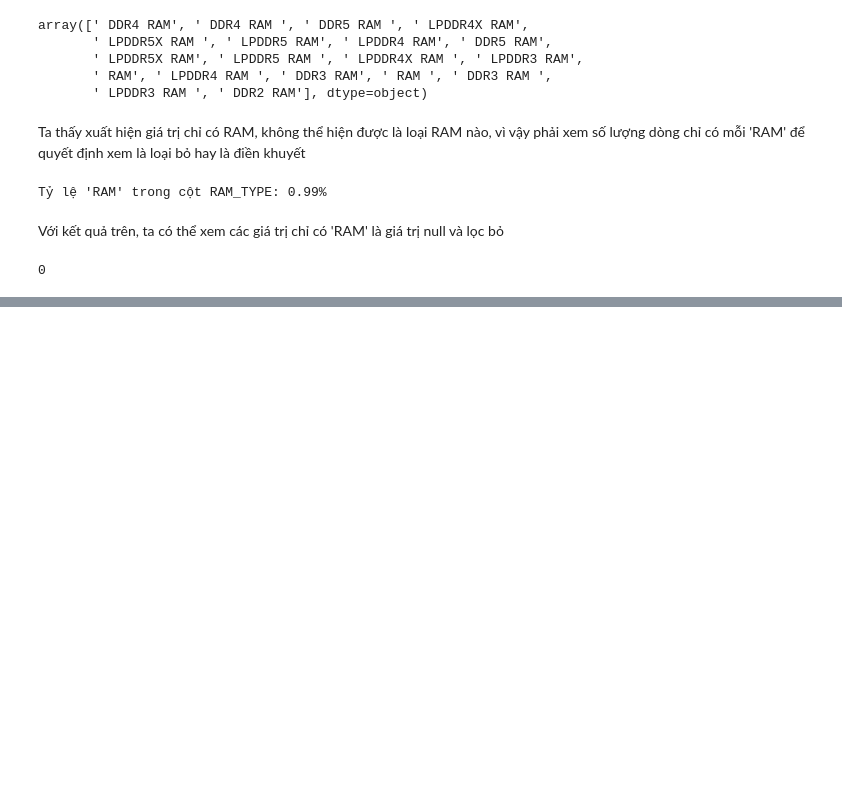
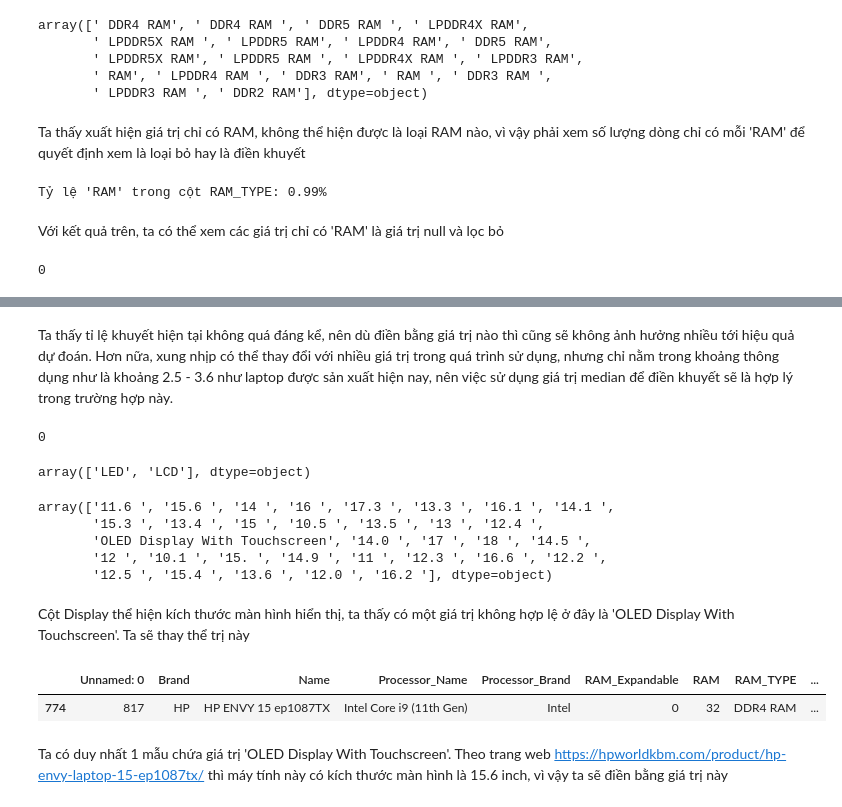
Before and after one commit to NguyenNgocThanhSang/laptop-prices-analysis, a Jupyter notebook: Sources/Overview_Preprocessing.ipynb, the cells around one changed output, grey strips where cells are left out. Cells and saved outputs as stored; diff of their text form; code cells hidden in the pictures; blank space fills up the shorter version.

```diff
--- a/Sources/Overview_Preprocessing.ipynb
+++ b/Sources/Overview_Preprocessing.ipynb
@@ -557,0 +559,7 @@ Name: Ghz, Length: 3916, dtype: object
+# %%
+# loại bỏ đi chuỗi 'Ghz Processor'
+df['Ghz'] = df['Ghz'].str.replace('Ghz Processor', '', regex=False).str.strip()
+
+# Chuyển kiểu dữ liệu thành int
+df['Ghz'] = df['Ghz'].astype(float)
+df.dtypes
@@ -557,0 +601,3 @@ Name: Ghz, Length: 3916, dtype: object
+# %%
+# chuyển giá trị 0 thành nan
+df['Ghz'] = df['Ghz'].replace(0.0, np.nan)
@@ -557,0 +621,33 @@ Name: Ghz, Length: 3916, dtype: object
+# %% [markdown]
+Ta thấy tỉ lệ khuyết hiện tại không quá đáng kể, nên dù điền bằng giá trị nào thì cũng sẽ không ảnh hưởng nhiều tới hiệu quả dự đoán. Hơn nữa, xung nhịp có thể thay đổi với nhiều giá trị trong quá trình sử dụng, nhưng chỉ nằm trong khoảng thông dụng như là khoảng 2.5 - 3.6 như laptop được sản xuất hiện nay, nên việc sử dụng giá trị median để điền khuyết sẽ là hợp lý trong trường hợp này.
+# %%
+# điền khuyết bằng median của Ghz
+df['Ghz'] = df['Ghz'].fillna(df['Ghz'].median())
+
+# Kiểm tra giá trị khuyết còn lại của Ghz
+print(df['Ghz'].isnull().sum())  # Output: 0
+# %% [output]
+0
+# %%
+# Xem giá trị của cột Display_type
+df['Display_type'].unique()
+# %% [output]
+array(['LED', 'LCD'], dtype=object)
+# %%
+# Xem giá trị của cột Display
+df['Display'].unique()
+# %% [output]
+array(['11.6 ', '15.6 ', '14 ', '16 ', '17.3 ', '13.3 ', '16.1 ', '14.1 ',
+       '15.3 ', '13.4 ', '15 ', '10.5 ', '13.5 ', '13 ', '12.4 ',
+       'OLED Display With Touchscreen', '14.0 ', '17 ', '18 ', '14.5 ',
+       '12 ', '10.1 ', '15. ', '14.9 ', '11 ', '12.3 ', '16.6 ', '12.2 ',
+       '12.5 ', '15.4 ', '13.6 ', '12.0 ', '16.2 '], dtype=object)
+# %% [markdown]
+Cột Display thể hiện kích thước màn hình hiển thị, ta thấy có một giá trị không hợp lệ ở đây là 'OLED Display With Touchscreen'. Ta sẽ thay thể trị này
+# %%
+df[df['Display']=='OLED Display With Touchscreen']
+# %% [output]
+|  | Unnamed: 0 | Brand | Name | Processor_Name | Processor_Brand | RAM_Expandable | RAM | RAM_TYPE | ... |
+| 774 | 817 | HP | HP ENVY 15 ep1087TX | Intel Core i9 (11th Gen) | Intel | 0 | 32 | DDR4 RAM | ... |
+# %% [markdown]
+Ta có duy nhất 1 mẫu chứa giá trị 'OLED Display With Touchscreen'. Theo trang web https://hpworldkbm.com/product/hp-envy-laptop-15-ep1087tx/ thì máy tính này có kích thước màn hình là 15.6 inch, vì vậy ta sẽ điền bằng giá trị này
```
Also changed, not shown: parts of 25 cells of this notebook, 1 other file.
